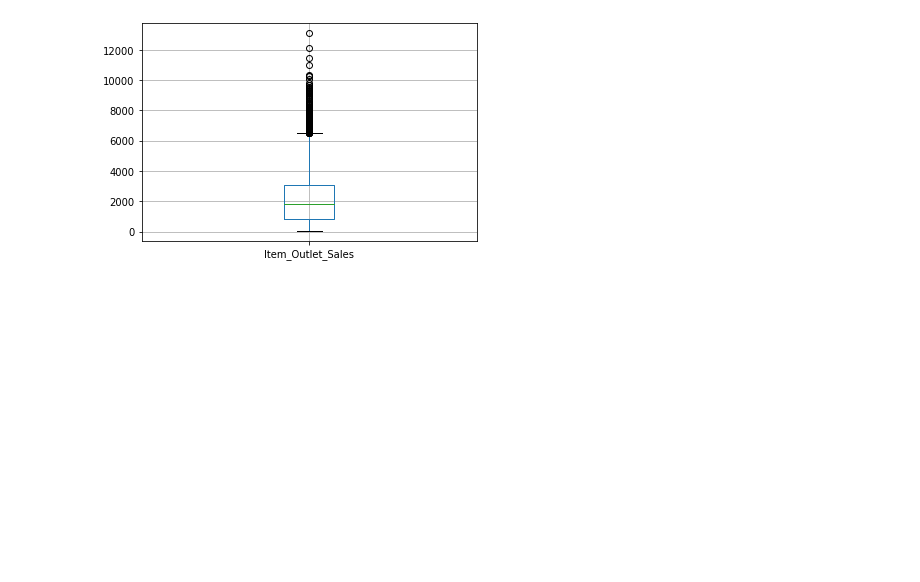
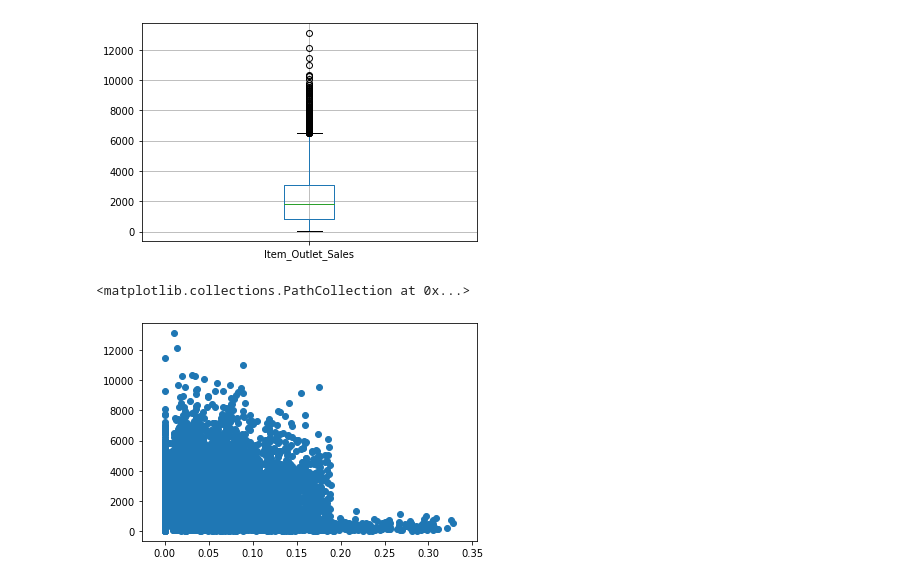
Before and after one commit to ghamanjain/Big-Mart-Sales, a Jupyter notebook: Big_Mart_Sales_Analysis.ipynb, the cells around one changed output. Cells and saved outputs as stored; diff of their text form; code cells hidden in the pictures; blank space fills up the shorter version.

Commit message:
Updation(Corelation)

```diff
--- a/Big_Mart_Sales_Analysis.ipynb
+++ b/Big_Mart_Sales_Analysis.ipynb
@@ -188,0 +191,5 @@ df.boxplot(column='Item_Outlet_Sales')
+# %%
+plt.scatter(df['Item_Visibility'],df['Item_Outlet_Sales']) #1st best Corelation
+# %% [output]
+<matplotlib.collections.PathCollection at 0x...>
+[figure, added]
```
Also changed, not shown: parts of 16 cells of this notebook.
